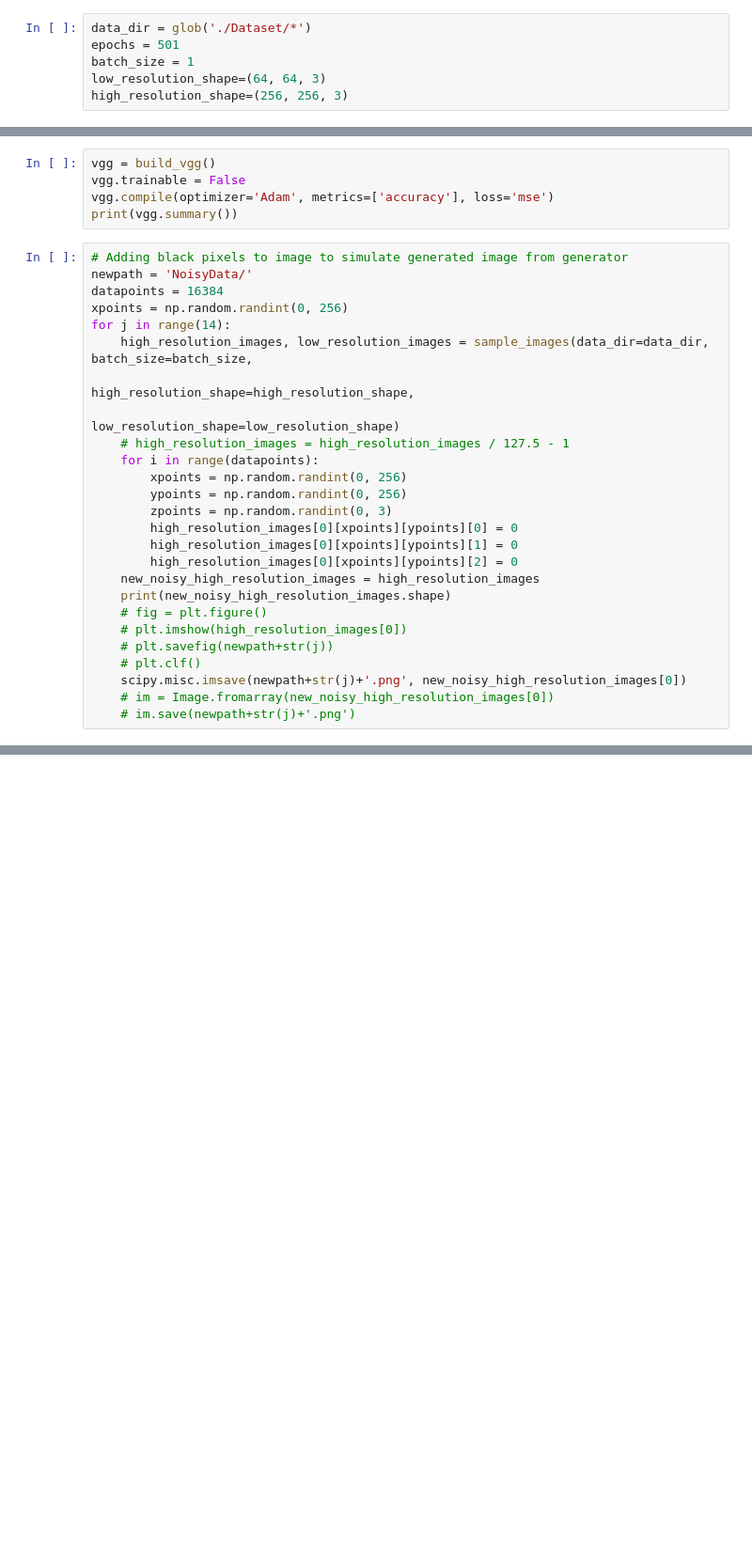
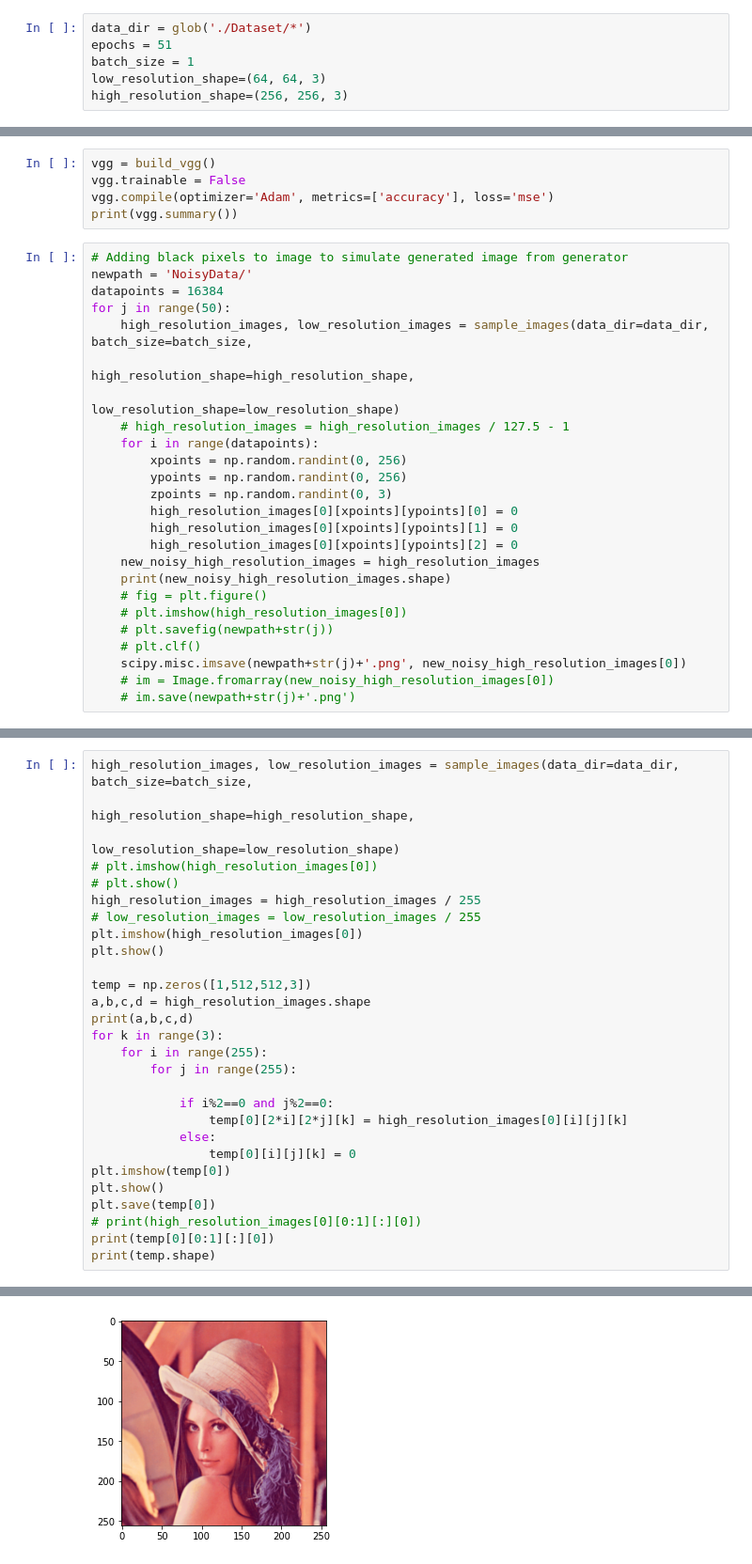
Before and after one commit to yasseriz/SRGAN, a Jupyter notebook: Autoencoder_trial.ipynb, the cells around one changed output, grey strips where cells are left out. Shown: that part at 94% size. Saved outputs shown, nothing was run; the diff lists cells and outputs as text; blank space fills up the shorter version.

```diff
--- a/Autoencoder_trial.ipynb
+++ b/Autoencoder_trial.ipynb
@@ -156,7 +155,7 @@ def build_vgg():
     return Model(inputs=[img], outputs=[img_features], name='VGG')
 # %%
 data_dir = glob('./Dataset/*')
-epochs = 501
+epochs = 51
 batch_size = 1
 low_resolution_shape=(64, 64, 3)
 high_resolution_shape=(256, 256, 3)
@@ -192,8 +191,7 @@ print(vgg.summary())
 # Adding black pixels to image to simulate generated image from generator
 newpath = 'NoisyData/'
 datapoints = 16384
-xpoints = np.random.randint(0, 256)
-for j in range(14):
+for j in range(50):
     high_resolution_images, low_resolution_images = sample_images(data_dir=data_dir, batch_size=batch_size,
                                                                             high_resolution_shape=high_resolution_shape,
                                                                             low_resolution_shape=low_resolution_shape)
@@ -344,0 +432,29 @@ Clipping input data to the valid range for imshow with RGB data ([0..1] for floa
+# %%
+high_resolution_images, low_resolution_images = sample_images(data_dir=data_dir, batch_size=batch_size,
+                                                                              high_resolution_shape=high_resolution_shape,
+                                                                              low_resolution_shape=low_resolution_shape)
+# plt.imshow(high_resolution_images[0])
+# plt.show()
+high_resolution_images = high_resolution_images / 255
+# low_resolution_images = low_resolution_images / 255
+plt.imshow(high_resolution_images[0])
+plt.show()
+
+temp = np.zeros([1,512,512,3])
+a,b,c,d = high_resolution_images.shape
+print(a,b,c,d)
+for k in range(3):
+    for i in range(255):
+        for j in range(255):
+
+            if i%2==0 and j%2==0:
+                temp[0][2*i][2*j][k] = high_resolution_images[0][i][j][k]
+            else:
+                temp[0][i][j][k] = 0
+plt.imshow(temp[0])
+plt.show()
+plt.save(temp[0])
+# print(high_resolution_images[0][0:1][:][0])
+print(temp[0][0:1][:][0])
+print(temp.shape)
+# %% [output]
@@ -344,0 +468 @@ Clipping input data to the valid range for imshow with RGB data ([0..1] for floa
+[figure, added]
```
Also changed, not shown: parts of 17 cells of this notebook.
